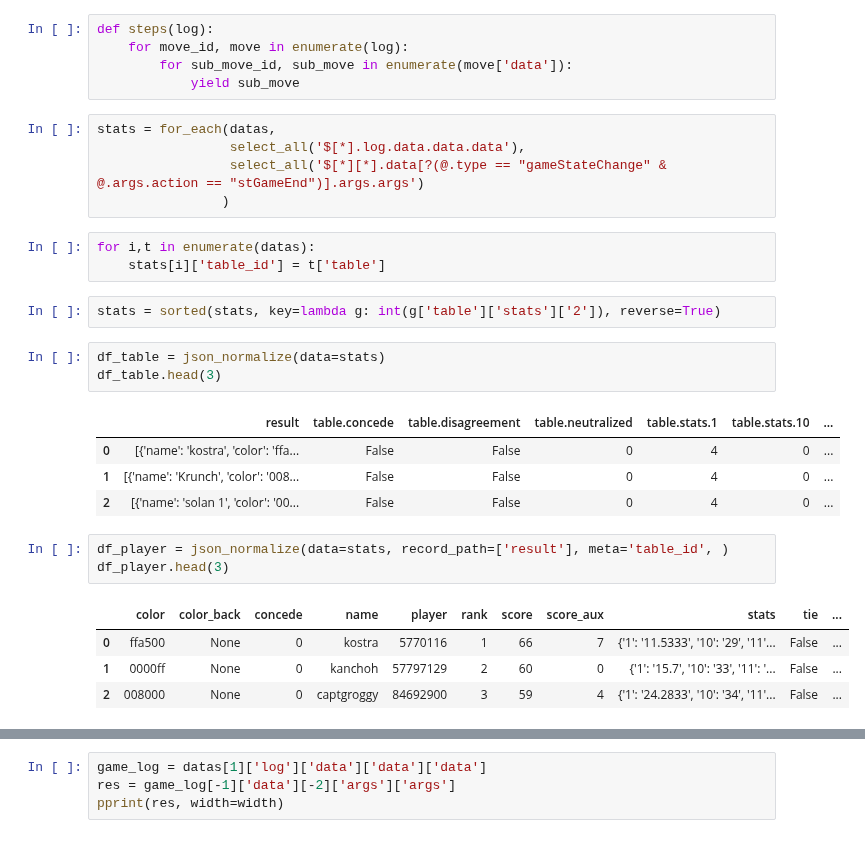
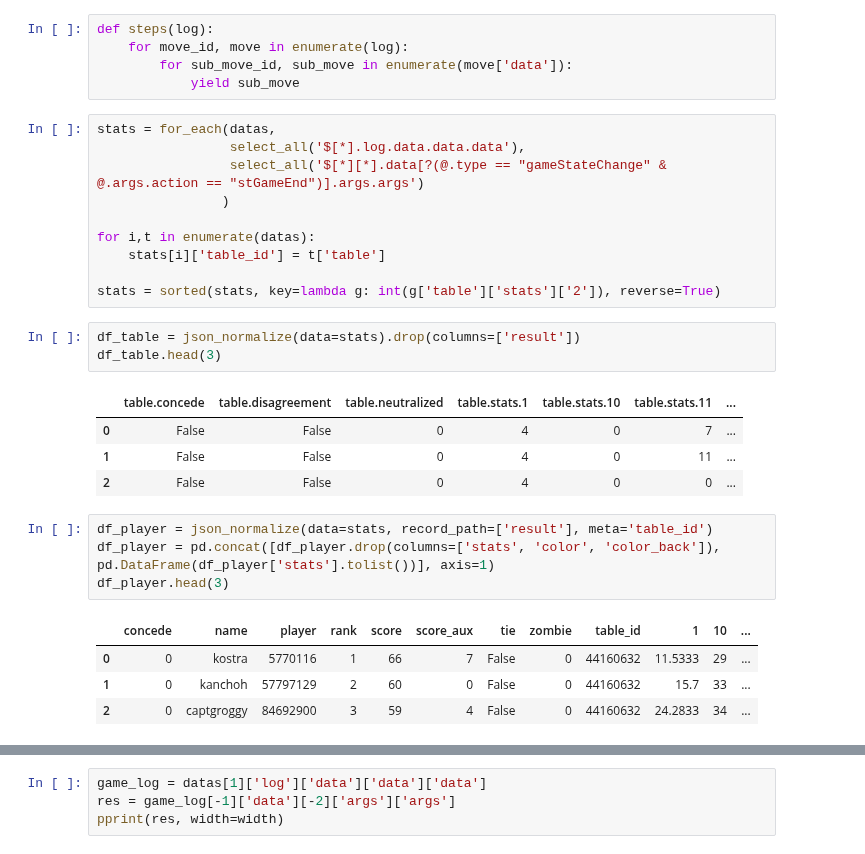
Before and after one commit to xiwix/binder, a Jupyter notebook: bga.puertorico.analyze.ipynb, the cells around one changed output, grey strips where cells are left out. Cells and saved outputs as stored; diff of their text form.

```diff
--- a/bga.puertorico.analyze.ipynb
+++ b/bga.puertorico.analyze.ipynb
@@ -214,24 +214,25 @@ stats = for_each(datas,
                  select_all('$[*].log.data.data.data'),
                  select_all('$[*][*].data[?(@.type == "gameStateChange" & @.args.action == "stGameEnd")].args.args')
                 )
+
+for i,t in enumerate(datas):
+    stats[i]['table_id'] = t['table']
+
+stats = sorted(stats, key=lambda g: int(g['table']['stats']['2']), reverse=True)
-# %%
-for i,t in enumerate(datas):
-    stats[i]['table_id'] = t['table']
-# %%
-stats = sorted(stats, key=lambda g: int(g['table']['stats']['2']), reverse=True)
 # %%
-df_table = json_normalize(data=stats)
+df_table = json_normalize(data=stats).drop(columns=['result'])
 df_table.head(3)
 # %% [output]
-|  | result | table.concede | table.disagreement | table.neutralized | table.stats.1 | table.stats.10 | ... |
-| 0 | [{'name': 'kostra', 'color': 'ffa... | False | False | 0 | 4 | 0 | ... |
-| 1 | [{'name': 'Krunch', 'color': '008... | False | False | 0 | 4 | 0 | ... |
-| 2 | [{'name': 'solan 1', 'color': '00... | False | False | 0 | 4 | 0 | ... |
+|  | table.concede | table.disagreement | table.neutralized | table.stats.1 | table.stats.10 | table.stats.11 | ... |
+| 0 | False | False | 0 | 4 | 0 | 7 | ... |
+| 1 | False | False | 0 | 4 | 0 | 11 | ... |
+| 2 | False | False | 0 | 4 | 0 | 0 | ... |
 # %%
-df_player = json_normalize(data=stats, record_path=['result'], meta='table_id', )
+df_player = json_normalize(data=stats, record_path=['result'], meta='table_id')
+df_player = pd.concat([df_player.drop(columns=['stats', 'color', 'color_back']), pd.DataFrame(df_player['stats'].tolist())], axis=1)
 df_player.head(3)
 # %% [output]
-|  | color | color_back | concede | name | player | rank | score | score_aux | stats | tie | ... |
-| 0 | ffa500 | None | 0 | kostra | 5770116 | 1 | 66 | 7 | {'1': '11.5333', '10': '29', '11'... | False | ... |
-| 1 | 0000ff | None | 0 | kanchoh | 57797129 | 2 | 60 | 0 | {'1': '15.7', '10': '33', '11': '... | False | ... |
-| 2 | 008000 | None | 0 | captgroggy | 84692900 | 3 | 59 | 4 | {'1': '24.2833', '10': '34', '11'... | False | ... |
+|  | concede | name | player | rank | score | score_aux | tie | zombie | table_id | 1 | 10 | ... |
+| 0 | 0 | kostra | 5770116 | 1 | 66 | 7 | False | 0 | 44160632 | 11.5333 | 29 | ... |
+| 1 | 0 | kanchoh | 57797129 | 2 | 60 | 0 | False | 0 | 44160632 | 15.7 | 33 | ... |
+| 2 | 0 | captgroggy | 84692900 | 3 | 59 | 4 | False | 0 | 44160632 | 24.2833 | 34 | ... |
```
Also changed, not shown: parts of 2 cells of this notebook.
